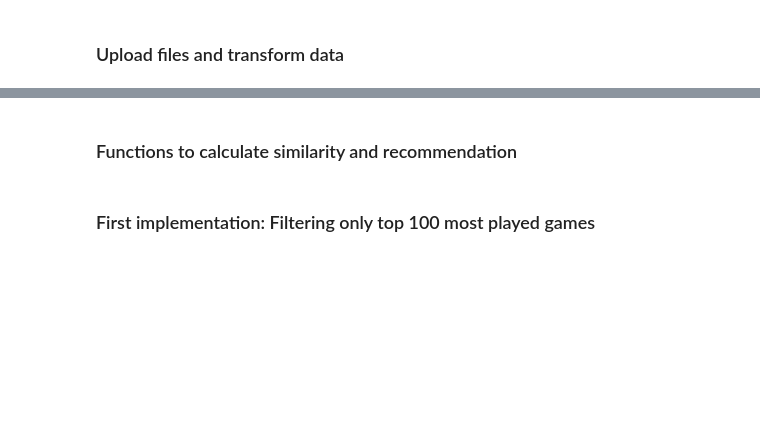
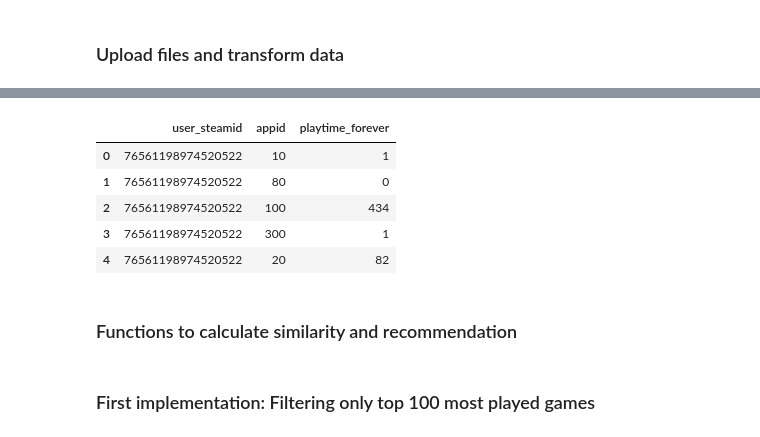
Before and after one commit to brownjrr/llm_steam_bot, a Jupyter notebook: src/recommender/collaborative_memory_based.ipynb, the cells around one changed output, grey strips where cells are left out. Cells and saved outputs as stored; diff of their text form; code cells hidden in the pictures; blank space fills up the shorter version.

```diff
--- a/src/recommender/collaborative_memory_based.ipynb
+++ b/src/recommender/collaborative_memory_based.ipynb
@@ -89,3 +89,12 @@ for _, row in df_users_owned_games.iterrows():
 # %%
 # Create a DataFrame from the flattened rows
 interaction_df = pd.DataFrame(rows, columns=["user_steamid", "appid", "playtime_forever"])
+# %%
+interaction_df.head()
+# %% [output]
+|  | user_steamid | appid | playtime_forever |
+| 0 | 76561198974520522 | 10 | 1 |
+| 1 | 76561198974520522 | 80 | 0 |
+| 2 | 76561198974520522 | 100 | 434 |
+| 3 | 76561198974520522 | 300 | 1 |
+| 4 | 76561198974520522 | 20 | 82 |
```
Also changed, not shown: parts of 19 cells of this notebook, 17 other files.
